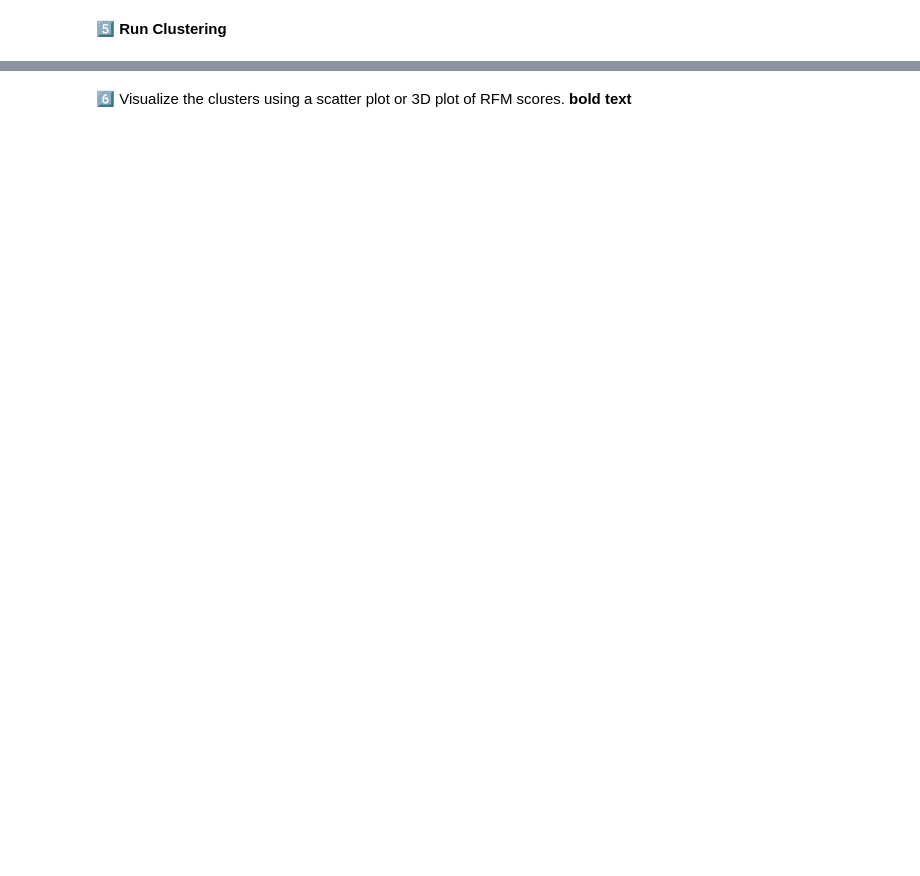
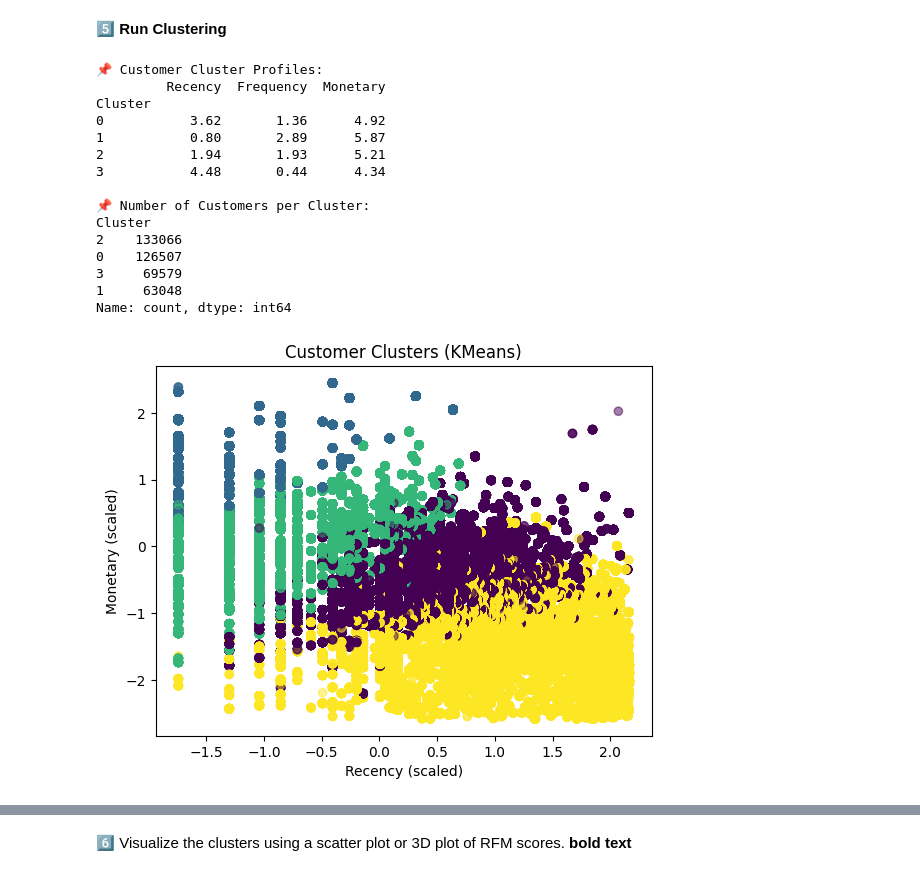
Before and after one commit to ArunK-ML/Project---Shopper-Spectrum-Customer-Segmentation-and-Product-Recommendations-in-E-Commerce, a Jupyter notebook: Shopper_Spectrum.ipynb, the cells around one changed output, grey strips where cells are left out. Saved outputs shown, nothing was run; the diff lists cells and outputs as text; code cells hidden in the pictures; blank space fills up the shorter version.

```diff
--- a/Shopper_Spectrum.ipynb
+++ b/Shopper_Spectrum.ipynb
@@ -679,42 +640,59 @@ Silhouette Score: 0.315
 # %% [markdown]
 **5️⃣ Run Clustering**
 # %%
-# from sklearn.cluster import KMeans
+from sklearn.cluster import KMeans
 
-# # ==============================
-# # 📌 Run KMeans Clustering
-# # ==============================
+# ==============================
+# 📌 Run KMeans Clustering
+# ==============================
 
-# # Choose number of clusters
-# best_k = 4
+# Choose number of clusters
+best_k = 4
 
-# kmeans = KMeans(n_clusters=best_k, random_state=42, n_init=10)
-# df["Cluster"] = kmeans.fit_predict(
-#     df[["Recency_scaled", "Frequency_scaled", "Monetary_scaled"]]
-# )
+kmeans = KMeans(n_clusters=best_k, random_state=42, n_init=10)
+df["Cluster"] = kmeans.fit_predict(
+    df[["Recency_scaled", "Frequency_scaled", "Monetary_scaled"]]
+)
 
-# # ==============================
-# # 📊 Cluster Profiling
-# # ==============================
-# cluster_profile = (
-#     df.groupby("Cluster")[["Recency", "Frequency", "Monetary"]]
-#           .mean()
-#           .round(2)
-# )
-# print("\n📌 Customer Cluster Profiles:")
-# print(cluster_profile)
+# ==============================
+# 📊 Cluster Profiling
+# ==============================
+cluster_profile = (
+    df.groupby("Cluster")[["Recency", "Frequency", "Monetary"]]
+          .mean()
+          .round(2)
+)
+print("\n📌 Customer Cluster Profiles:")
+print(cluster_profile)
 
-# # Cluster sizes
-# print("\n📌 Number of Customers per Cluster:")
-# print(df["Cluster"].value_counts())
+# Cluster sizes
+print("\n📌 Number of Customers per Cluster:")
+print(df["Cluster"].value_counts())
 
-# # Optional visualization
-# import matplotlib.pyplot as plt
+# Optional visualization
+import matplotlib.pyplot as plt
 
-# plt.scatter(df["Recency_scaled"], df["Monetary_scaled"],
-#             c=df["Cluster"], cmap="viridis", alpha=0.5)
-# plt.xlabel("Recency (scaled)")
-# plt.ylabel("Monetary (scaled)")
-# plt.title("Customer Clusters (KMeans)")
-# plt.show()
+plt.scatter(df["Recency_scaled"], df["Monetary_scaled"],
+            c=df["Cluster"], cmap="viridis", alpha=0.5)
+plt.xlabel("Recency (scaled)")
+plt.ylabel("Monetary (scaled)")
+plt.title("Customer Clusters (KMeans)")
+plt.show()
+# %% [output]
+📌 Customer Cluster Profiles:
+         Recency  Frequency  Monetary
+Cluster
+0           3.62       1.36      4.92
+1           0.80       2.89      5.87
+2           1.94       1.93      5.21
+3           4.48       0.44      4.34
+
+📌 Number of Customers per Cluster:
+Cluster
+2    133066
+0    126507
+3     69579
+1     63048
+Name: count, dtype: int64
+[figure, added]
 # %%
```
Also changed, not shown: parts of 14 cells of this notebook.
